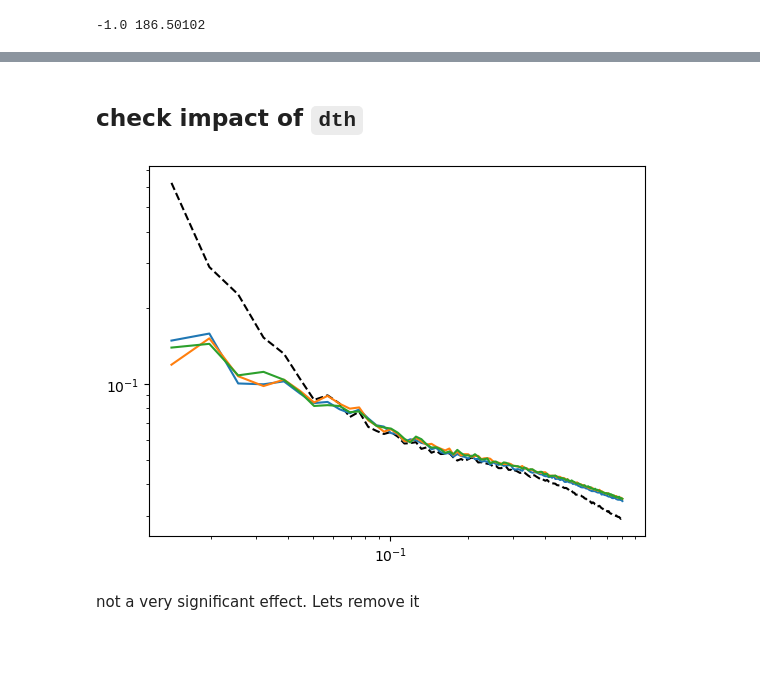
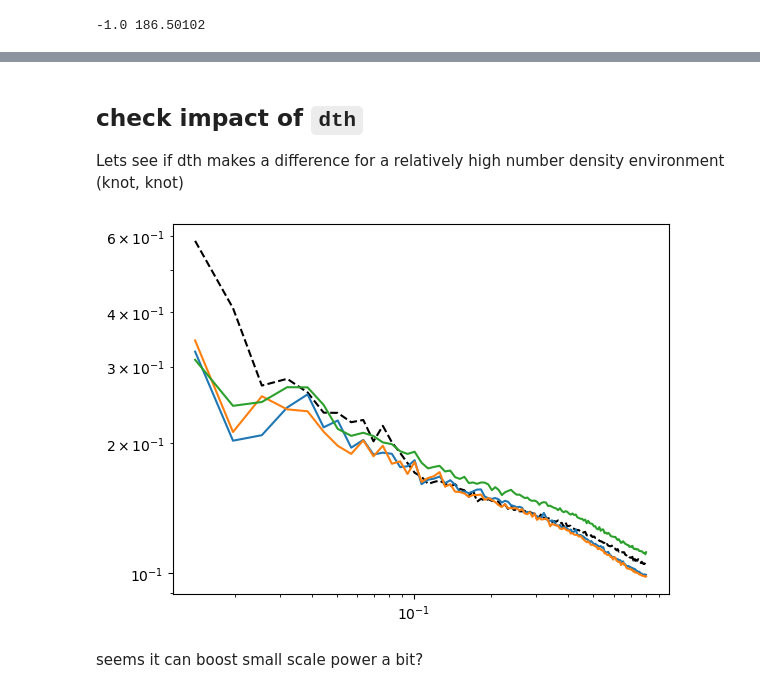
Before and after one commit to changhoonhahn/hodalpt, a Jupyter notebook: nb/fit_alptbias.ipynb, the cells around one changed output, grey strips where cells are left out. Saved outputs shown, nothing was run; the diff lists cells and outputs as text; code cells hidden in the pictures; blank space fills up the shorter version.

```diff
--- a/nb/fit_alptbias.ipynb
+++ b/nb/fit_alptbias.ipynb
@@ -40,9 +40,14 @@ Ignoring the one that appears in the profile component for satellites galaxies
 # %%
 from nbodykit.lab import ArrayCatalog, FFTPower
 # %%
+# data = {'Position': np.array(hod['Position'])}
+# cat = ArrayCatalog(data, BoxSize=1000., Nmesh=256)
+# galmesh = cat.to_mesh(Nmesh=256, BoxSize=1000., resampler='NEAREST', compensated=False, interlaced=True).to_real_field(normalize=False).value  # shape (nmesh, nmesh, nmesh)
 data = {'Position': np.array(hod['Position'])}
-cat = ArrayCatalog(data, BoxSize=1000., Nmesh=256)
-galmesh = cat.to_mesh(Nmesh=256, BoxSize=1000., resampler='NEAREST', compensated=False, interlaced=True).to_real_field(normalize=False).value  # shape (nmesh, nmesh, nmesh)
+_idx = (np.array(hod['Position']) / 1000. * 256).astype(int)
+_idx = np.clip(_idx, 0, 255)
+galmesh = np.zeros((256, 256, 256), dtype=int)
+np.add.at(galmesh, (_idx[:,0], _idx[:,1], _idx[:,2]), 1)
 # %%
 @njit(cache=True)
 def k_squared(lbox,ngrid,ii,jj,kk):
@@ -310,44 +374,49 @@ Warning: GA is terminated due to the maximum number of iterations without improv
 # %% [markdown]
 ## check impact of `dth`
+Lets see if dth makes a difference for a relatively high number density environment (knot, knot)
 # %%
-kkth = 0.5
-
 itweb = 0
 idweb = 0
 
 ncounts_mask = np.zeros((Ngrid,Ngrid,Ngrid))
 ncounts_mask[np.logical_and(tweb==itweb, dweb==idweb)] = galmesh[np.logical_and(tweb==itweb, dweb==idweb)]
 
 kkgal, pkgal = measure_spectrum(ncounts_mask)
 
 plt.loglog(kkgal, pkgal, c='k', ls='--')
 
-meandens = 5.2351086e-05
-x0new = np.array([1.96492891, 67.06129643, -0.88251063, 19.99242108, 1.41970262])
+meandens = np.sum(galmesh[np.logical_and(tweb==itweb, dweb==idweb)])/Lbox**3
+x0new = np.array([2.55507587, 46.52266564, -0.21905432, 2.35471611, 1.42032856])
 ncounts_new, normalization = biasmodel(Ngrid, Lbox, delta, tweb, dweb, meandens, x0new[0], x0new[1], x0new[2], x0new[3], x0new[4], itweb, idweb)
 ncounts_new_mask = np.zeros((Ngrid, Ngrid, Ngrid))
 ncounts_new_mask[np.logical_and(tweb==itweb, dweb==idweb)] = ncounts_new[np.logical_and(tweb==itweb, dweb==idweb)]
 kk, pk = measure_spectrum(ncounts_new_mask)
 plt.loglog(kk, pk)
 
 
-x0new = np.array([1.96492891, 67.06129643, -1, 19.99242108, 1.41970262])
+x0new = np.array([2.55507587, 46.52266564, -1, 2.35471611, 1.42032856])
 ncounts_new, normalization = biasmodel(Ngrid, Lbox, delta, tweb, dweb, meandens, x0new[0], x0new[1], x0new[2], x0new[3], x0new[4], itweb, idweb)
 ncounts_new_mask = np.zeros((Ngrid, Ngrid, Ngrid))
 ncounts_new_mask[np.logical_and(tweb==itweb, dweb==idweb)] = ncounts_new[np.logical_and(tweb==itweb, dweb==idweb)]
 kk, pk = measure_spectrum(ncounts_new_mask)
 plt.loglog(kk, pk)
 
 
-x0new = np.array([1.96492891, 67.06129643, 1, 19.99242108, 1.41970262])
+x0new = np.array([2.55507587, 46.52266564, 1, 2.35471611, 1.42032856])
+ncounts_new, normalization = biasmodel(Ngrid, Lbox, delta, tweb, dweb, meandens, x0new[0], x0new[1], x0new[2], x0new[3], x0new[4], itweb, idweb)
+ncounts_new_mask = np.zeros((Ngrid, Ngrid, Ngrid))
+ncounts_new_mask[np.logical_and(tweb==itweb, dweb==idweb)] = ncounts_new[np.logical_and(tweb==itweb, dweb==idweb)]
+kk, pk = measure_spectrum(ncounts_new_mask)
+
+x0new = np.array([2.55507587, 46.52266564, 2, 2.35471611, 1.42032856])
 ncounts_new, normalization = biasmodel(Ngrid, Lbox, delta, tweb, dweb, meandens, x0new[0], x0new[1], x0new[2], x0new[3], x0new[4], itweb, idweb)
 ncounts_new_mask = np.zeros((Ngrid, Ngrid, Ngrid))
 ncounts_new_mask[np.logical_and(tweb==itweb, dweb==idweb)] = ncounts_new[np.logical_and(tweb==itweb, dweb==idweb)]
 kk, pk = measure_spectrum(ncounts_new_mask)
 
 plt.loglog(kk, pk)
 plt.show()
 # %% [output]
-[figure, old version]
+[figure, new version]
 # %% [markdown]
-not a very significant effect. Lets remove it
+seems it can boost small scale power a bit?
```
Also changed, not shown: parts of 12 cells of this notebook.
